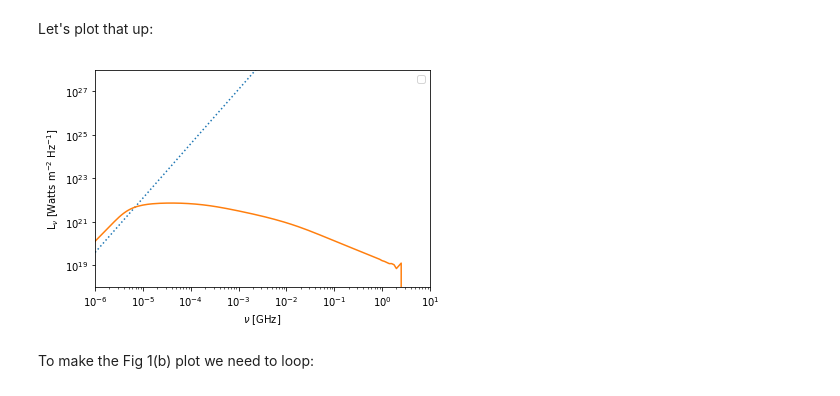
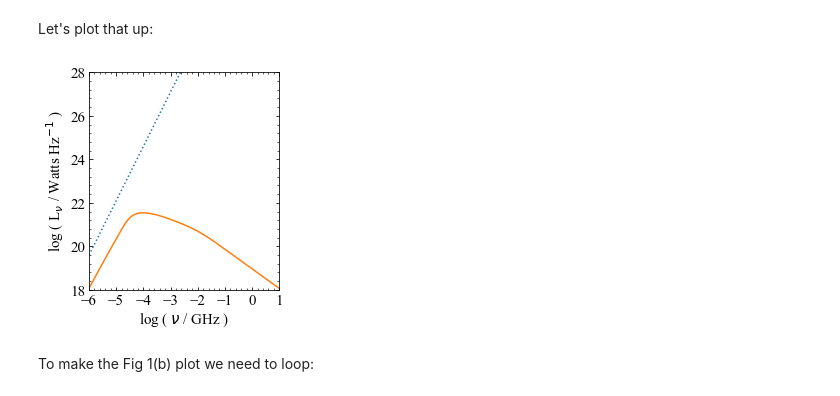
Before and after one commit to as595/ExtraGalRadio, a Jupyter notebook: NOTEBOOKS/PB96_Fig1b.ipynb, the cells around one changed output. Saved outputs shown, nothing was run; the diff lists cells and outputs as text; code cells hidden in the pictures.

```diff
--- a/NOTEBOOKS/PB96_Fig1b.ipynb
+++ b/NOTEBOOKS/PB96_Fig1b.ipynb
@@ -38,8 +41,12 @@ kappa_nu = calc_kappa_synch(nu,H_G,N0)
+# %%
+kappa = kappa_ff+kappa_nu
 # %%
-dl = gal_radius_kpc*1000.*pc2cm
+dl = 1.61*gal_height_kpc*1000.*pc2cm
 tau_nu = kappa_nu*dl
+tau_ff = kappa_ff*dl
+tau = kappa*dl
 # %%
-i_nu = (em_nu/kappa_nu)*(1 - np.exp(-1.*tau_nu))
+i_nu = (em_nu/kappa)*(1 - np.exp(-1.*tau))
 # %% [markdown]
 We're going to compare with Longair's approximation. This is calculated in SI units:
 # %%
@@ -47,20 +54,35 @@ dr = gal_radius_kpc*1000.*pc2cm/100. # metres [SI units]
 A_m2 = np.pi*dr**2
 
 L_abs = L_abs_ML(nu, H_T, A_m2)
+L_nu = i_nu*1e-3*4*np.pi*A_m2	# 1e-3 for conversion: erg/s/cm^2/Hz ---> Watts/m^2/Hz
 # %% [markdown]
 Let's plot that up:
-# %%
-pl.subplot(111)
-pl.plot(nu/1e9, L_abs, ls=":")
-pl.plot(nu/1e9,i_nu*1e-3*4*np.pi*A_m2) 	# 1e-3 for conversion: erg/cm^2/Hz ---> Watts/m^2/Hz
-pl.axis([10**-6,10,1e18,1e28])
-pl.xlabel(r"$\nu$ [GHz]")
-pl.ylabel(r"L$_{\nu}$ [Watts m$^{-2}$ Hz$^{-1}$]")
-pl.legend()
-pl.loglog()
-pl.show()
-# %% [output]
-[figure, removed]
+# %%
+from matplotlib.ticker import AutoMinorLocator
+from matplotlib import rcParams
+
+rcParams['font.sans-serif'] = "Times New Roman"
+rcParams['font.family'] = "sans-serif"
+
+ax = pl.subplot(111)
+
+pl.plot(np.log10(nu/1e9), np.log10(L_abs), ls=":")
+pl.plot(np.log10(nu/1e9), np.log10(L_nu))
+
+pl.axis([-6,1,18,28])
+pl.xlabel(r"log ( $\nu$ / GHz )",size=15)
+pl.ylabel(r"log ( L$_{\nu}$ / Watts Hz$^{-1}$ )",size=15)
+pl.locator_params(axis='x', nbins=8)
+pl.locator_params(axis='y', nbins=5)
+ax.tick_params(which="both",direction="in",top=True,right=True,labelsize=15)
+ax.xaxis.set_minor_locator(AutoMinorLocator(5))
+ax.yaxis.set_minor_locator(AutoMinorLocator(5))
+ax.set_aspect(0.8)
+
+rcParams['figure.figsize'] = [10, 10]
+pl.show()
+# %% [output]
+[figure, added]
 # %% [markdown]
 To make the Fig 1(b) plot we need to loop:
 # %%
```
Also changed, not shown: parts of 6 cells of this notebook.
